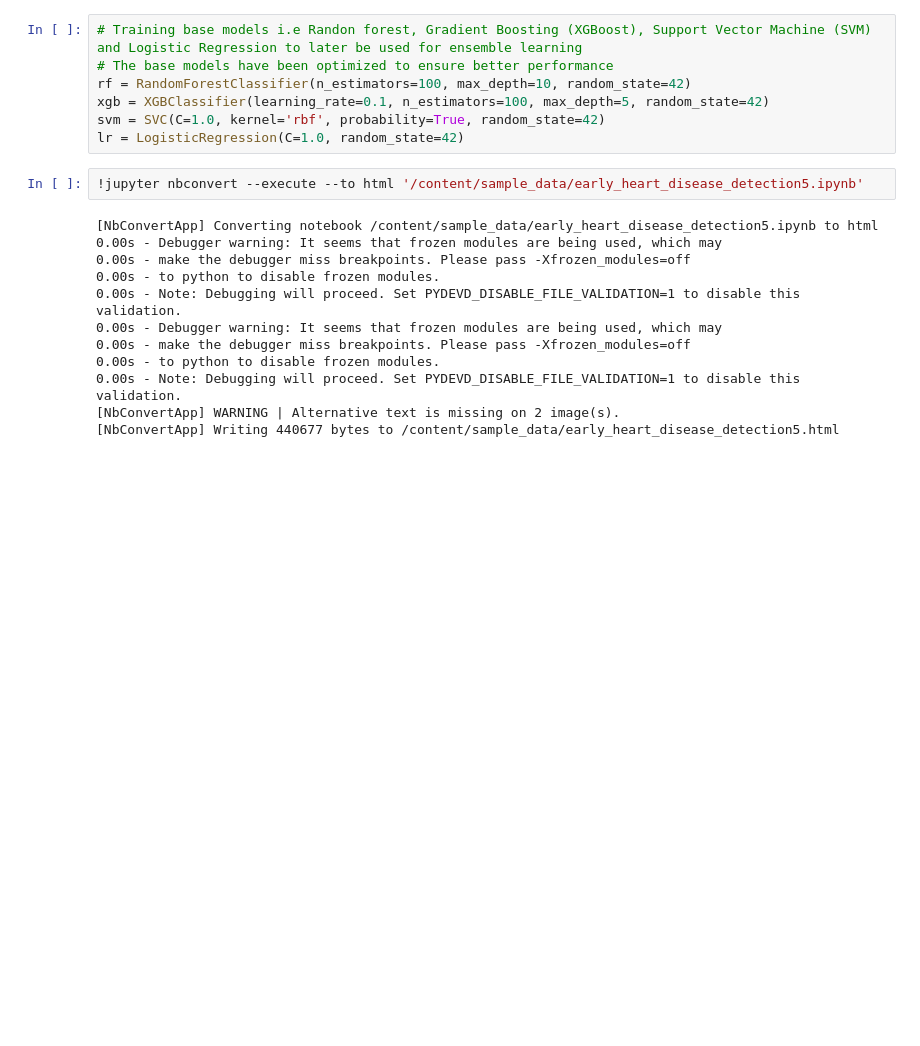
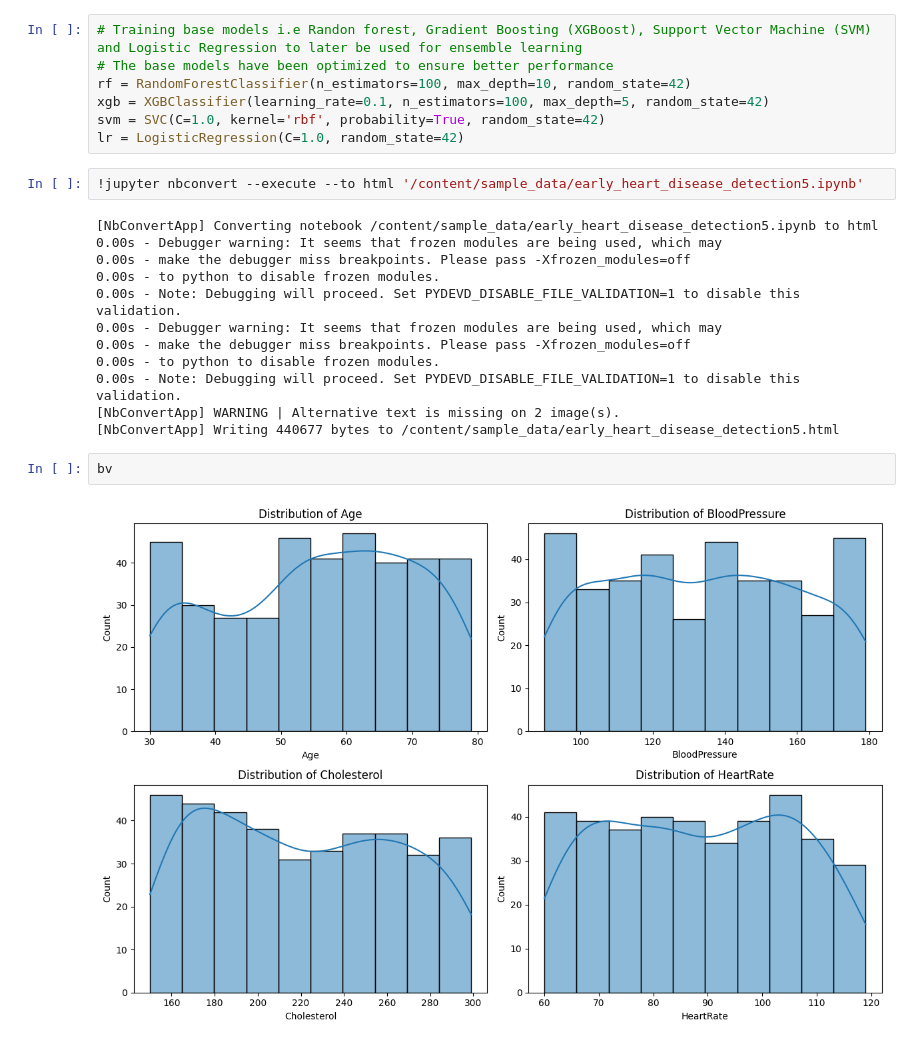
Before and after one commit to Phionanamugga/Early_Detection_of_Heart_Disease-, a Jupyter notebook: early_heart_disease_detection6.ipynb, the cells around one changed output. Cells and saved outputs as stored; diff of their text form; blank space fills up the shorter version.

```diff
--- a/early_heart_disease_detection6.ipynb
+++ b/early_heart_disease_detection6.ipynb
@@ -476,3 +501,7 @@ lr = LogisticRegression(C=1.0, random_state=42)
 0.00s - Note: Debugging will proceed. Set PYDEVD_DISABLE_FILE_VALIDATION=1 to disable this validation.
 [NbConvertApp] WARNING | Alternative text is missing on 2 image(s).
 [NbConvertApp] Writing 440677 bytes to /content/sample_data/early_heart_disease_detection5.html
+# %%
+bv
+# %% [output]
+[figure, added]
```
Also changed, not shown: parts of 5 cells of this notebook.
